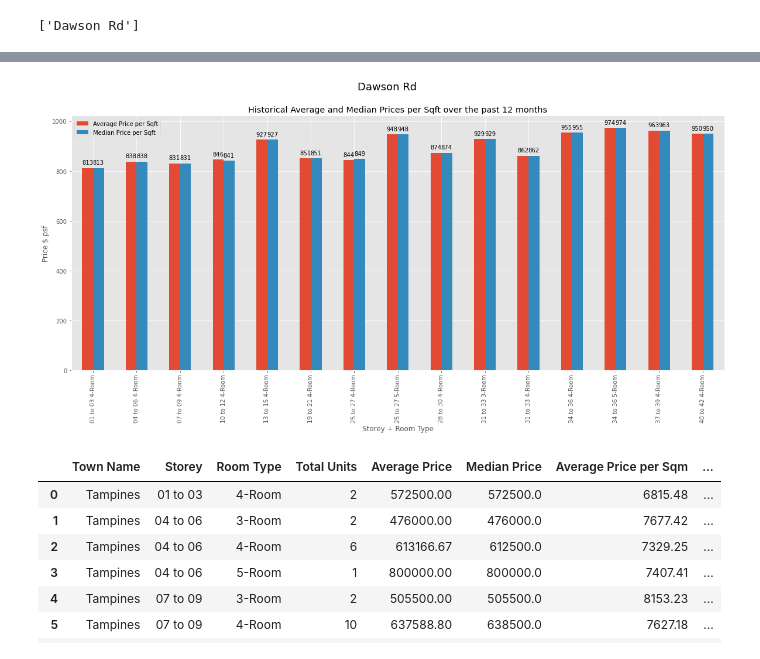
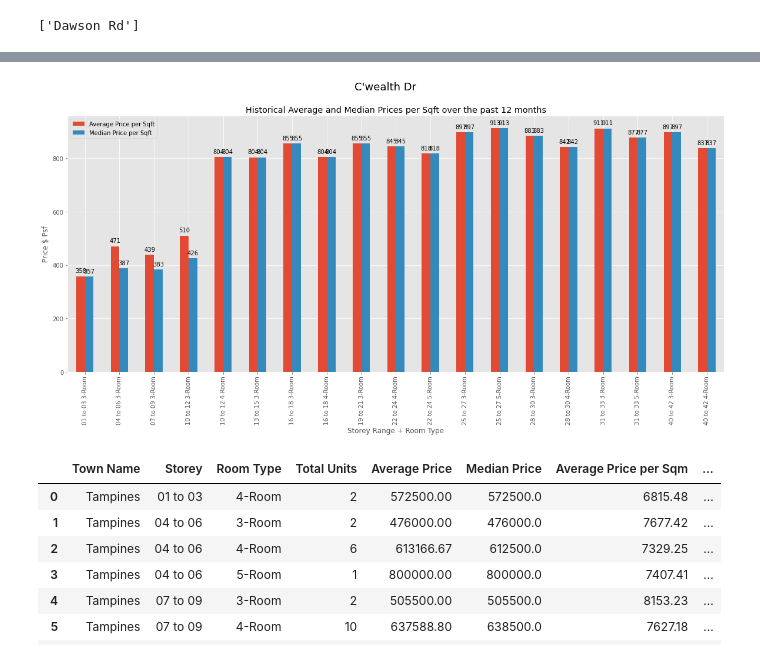
Before and after one commit to leebond/sg-property-scrapers-and-analysis, a Jupyter notebook: scrape-resale-prices/HDB Resale Analysis.ipynb, the cells around one changed output, grey strips where cells are left out. Saved outputs shown, nothing was run; the diff lists cells and outputs as text; code cells hidden in the pictures.

```diff
--- a/scrape-resale-prices/HDB Resale Analysis.ipynb
+++ b/scrape-resale-prices/HDB Resale Analysis.ipynb
@@ -126,16 +146,17 @@ plt.show()
 hdb_median_prices = hdb.groupby(['Town Name','Room Type']).agg({'Price per Sqft':'median'})
 ax = hdb_median_prices.plot(kind = 'barh', figsize=(12,28), color='#0080FF')
 # plt.suptitle(f"Median Price psf by Town", fontsize=18)
-ax.set_xlabel("Price $ psf", fontsize=12)
-ax.set_title(f'Historical HDB Resale Median Prices psf over the past 12 months by Town Name and Room Type')
+ax.set_xlabel("Price $ Psf", fontsize=12)
+ax.set_title(f'Resale Median Price $ Psf by Town Name and Room Type')
 ax.tick_params(axis="x", bottom=True, top=True, labelbottom=True, labeltop=True)
 for p in ax.patches:
     width, height = p.get_width(), p.get_height()
     x, y = p.get_xy()
     if width > 0 and width < np.inf:
         ax.annotate(int(round(width)),\
-                    (x+width+20, y-0.5),\
-                    ha='center', va='center', xytext=(0, 10), textcoords='offset points')
+                    (x+width+20, y),\
+                    ha='center', va='center', xytext=(0, 3), textcoords='offset points')
 
+ax.legend(['Price $ Psf'])
 plt.show()
 # %% [output]
@@ -142,0 +166,17 @@ plt.show()
+# %%
+hdb_median_prices_remaining_lease = hdb.groupby(['Town Name','Room Type']).agg({'Price per Sqft per Remaining Lease year':'median'})
+ax = hdb_median_prices_remaining_lease.plot(kind = 'barh', figsize=(12,28), color='#0080FF')
+# plt.suptitle(f"Median Price psf by Town", fontsize=18)
+ax.set_xlabel("Price $ Psf", fontsize=12)
+ax.set_title(f'Resale Median Price $ Psf by Town Name and Room Type')
+ax.tick_params(axis="x", bottom=True, top=True, labelbottom=True, labeltop=True)
+ax.legend(['Price $ Psf'])
+for p in ax.patches:
+    width, height = p.get_width(), p.get_height()
+    x, y = p.get_xy()
+    if width > 0 and width < np.inf:
+        ax.annotate(round(width,2),\
+                    (x+width, y),\
+                    ha='center', va='center', xytext=(20, 3), textcoords='offset points')
+
+plt.show()
@@ -188,10 +226,10 @@ array(['Ghim Moh Rd', "C'wealth Cl", 'Ghim Moh Link', "C'wealth Cres",
 # %% [output]
 ['Dawson Rd']
 # %%
-mystreet = 'Dawson Rd'
-tamp = hdb[hdb['Street'].isin([mystreet])]
+mystreet = "C'wealth Dr"
+town_street = hdb[hdb['Street'].isin([mystreet])]
 # %%
-toplot = tamp.groupby(['Town Name','Storey','Room Type']).\
+toplot = town_street.groupby(['Town Name','Storey','Room Type']).\
 agg({'Town Name':'count', 'Price':['mean','median'], 'Price per Sqm':['mean','median'],\
                                                        'Price per Sqft':['mean','median']}).reset_index()
 toplot.columns = ['Town Name','Storey','Room Type','Total Units','Average Price','Median Price',\
@@ -200,6 +238,6 @@ toplot.columns = ['Town Name','Storey','Room Type','Total Units','Average Price'
 toplot = toplot.round({'Average Price':2,'Median Price':2,\
                   'Average Price per Sqm':2,'Median Price per Sqm':2,\
                   'Average Price per Sqft':2,'Median Price per Sqft':2})
-toplot['Storey + Room Type'] = toplot['Storey'] + ' ' + toplot['Room Type']
+toplot['Storey Range + Room Type'] = toplot['Storey'] + ' ' + toplot['Room Type']
 
 toplot
@@ -206,20 +262,20 @@ toplot
 # %%
-ax = toplot.plot(kind='bar', figsize=(20,8), x = 'Storey + Room Type', y=['Average Price per Sqft','Median Price per Sqft'])
+ax = toplot.plot(kind='bar', figsize=(20,8), x = 'Storey Range + Room Type', y=['Average Price per Sqft','Median Price per Sqft'])
 
 for p in ax.patches:
     width, height = p.get_width(), p.get_height()
     x, y = p.get_xy()
     if height > 0 and height < np.inf:
         ax.annotate(int(round(height)),\
                     (x+width/2, y+height),\
                     ha='center', va='center', xytext=(0, 9), textcoords='offset points')
 
 plt.suptitle(f"{mystreet}", fontsize=18)
-ax.set_ylabel("Price $ psf", fontsize=12)
+ax.set_ylabel("Price $ Psf", fontsize=12)
 ax.set_title(f'Historical Average and Median Prices per Sqft over the past 12 months')
 plt.show()
 # %% [output]
-[figure, old version]
+[figure, new version]
 # %%
 mystreet = 'Tampines Ctrl 8'
 tamp = hdb[hdb['Street'].isin([mystreet])]
```
Also changed, not shown: parts of 44 cells of this notebook.
